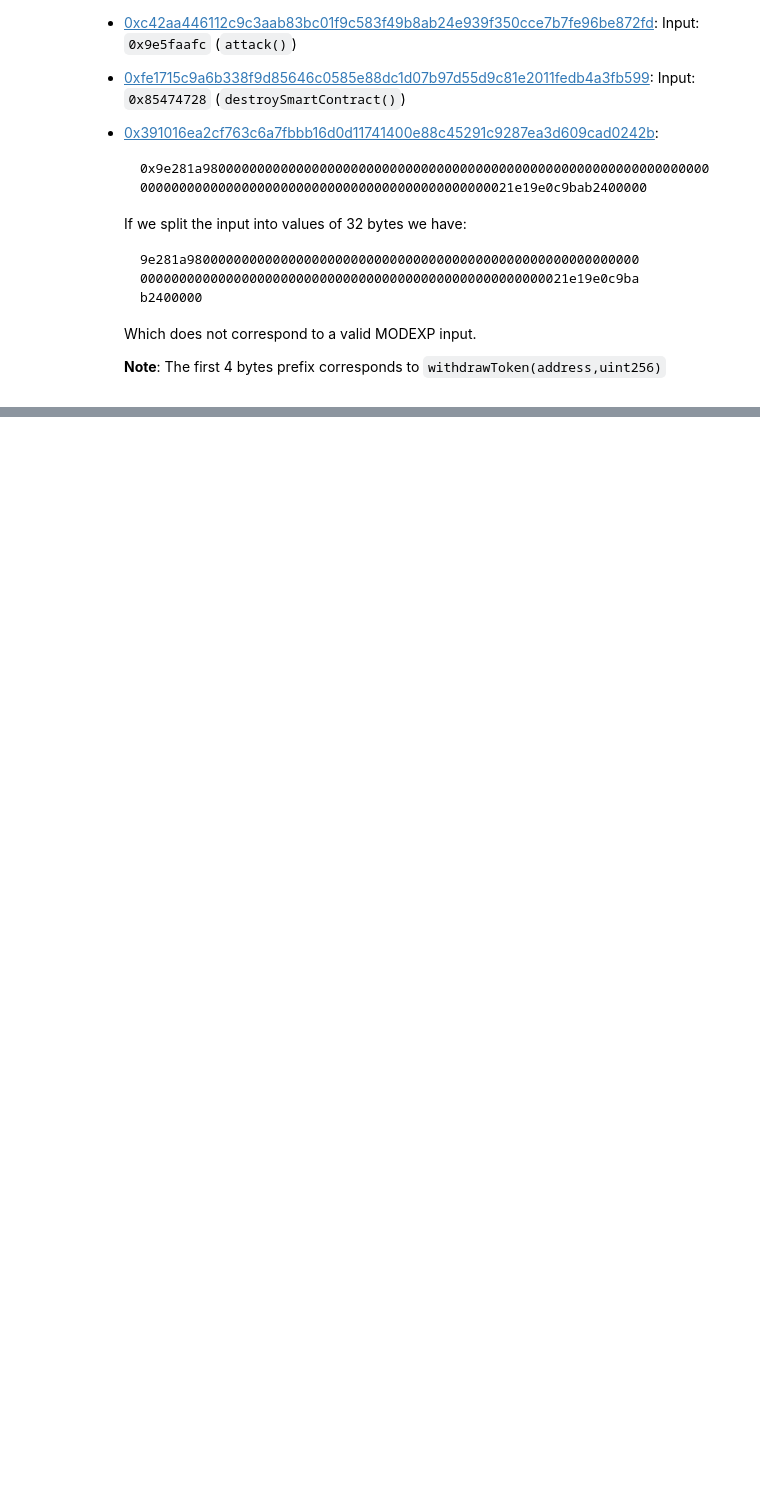
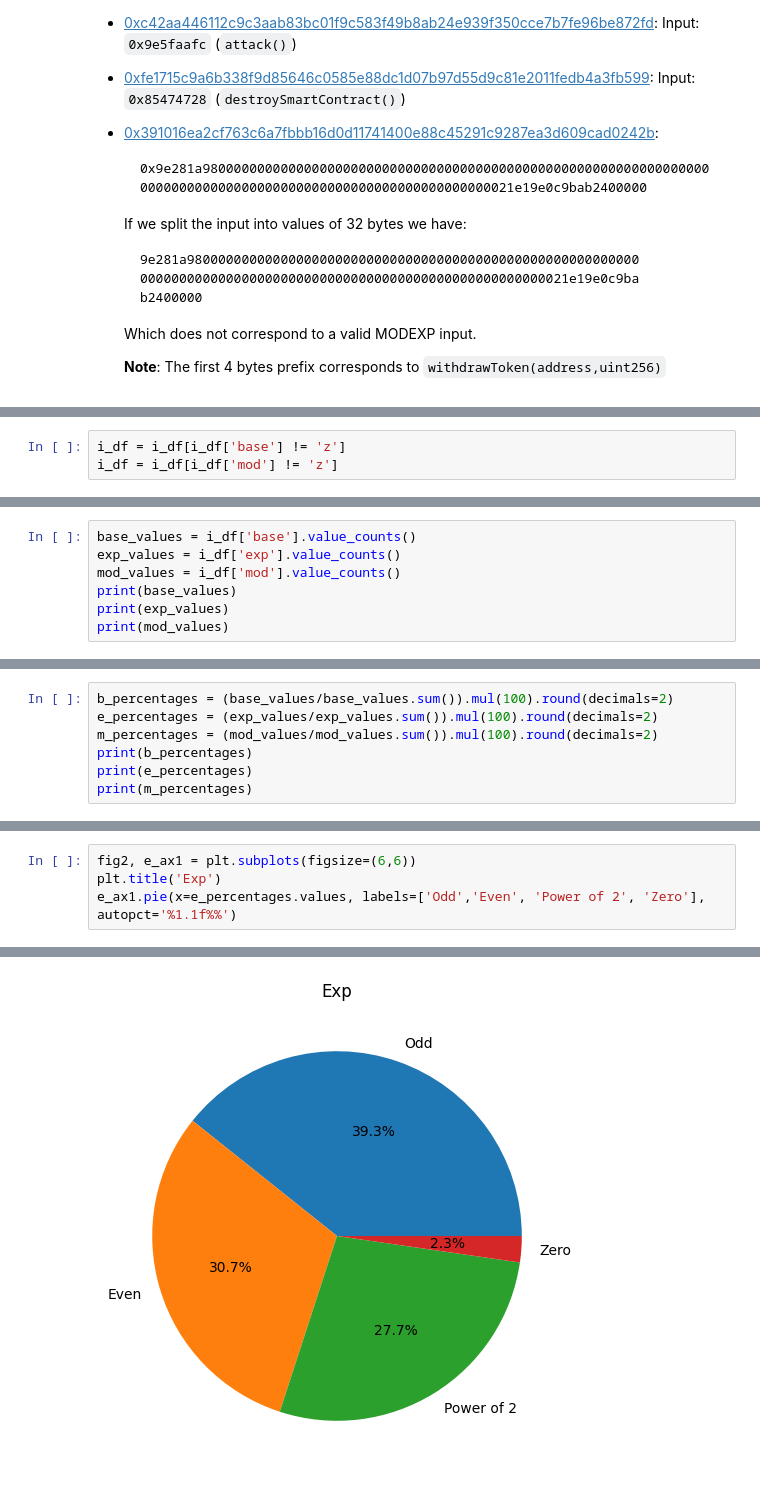
Before and after one commit to hugo-dc/modexp_analysis, a Jupyter notebook: modexp.ipynb, the cells around one changed output, grey strips where cells are left out. Drawn from its saved outputs; the diff is of its cells as text; blank space fills up the shorter version.

```diff
--- a/modexp.ipynb
+++ b/modexp.ipynb
@@ -137,0 +225,3 @@ df[df.isna().any(axis=1)]
+# %%
+i_df = i_df[i_df['base'] != 'z']
+i_df = i_df[i_df['mod'] != 'z']
@@ -137,0 +232,7 @@ df[df.isna().any(axis=1)]
+# %%
+base_values = i_df['base'].value_counts()
+exp_values = i_df['exp'].value_counts()
+mod_values = i_df['mod'].value_counts()
+print(base_values)
+print(exp_values)
+print(mod_values)
@@ -137,0 +255,7 @@ df[df.isna().any(axis=1)]
+# %%
+b_percentages = (base_values/base_values.sum()).mul(100).round(decimals=2)
+e_percentages = (exp_values/exp_values.sum()).mul(100).round(decimals=2)
+m_percentages = (mod_values/mod_values.sum()).mul(100).round(decimals=2)
+print(b_percentages)
+print(e_percentages)
+print(m_percentages)
@@ -137,0 +278,5 @@ df[df.isna().any(axis=1)]
+# %%
+fig2, e_ax1 = plt.subplots(figsize=(6,6))
+plt.title('Exp')
+e_ax1.pie(x=e_percentages.values, labels=['Odd','Even', 'Power of 2', 'Zero'], autopct='%1.1f%%')
+# %% [output]
@@ -137,0 +295 @@ df[df.isna().any(axis=1)]
+[figure, added]
```
Also changed, not shown: parts of 20 cells of this notebook, 5 other files.
